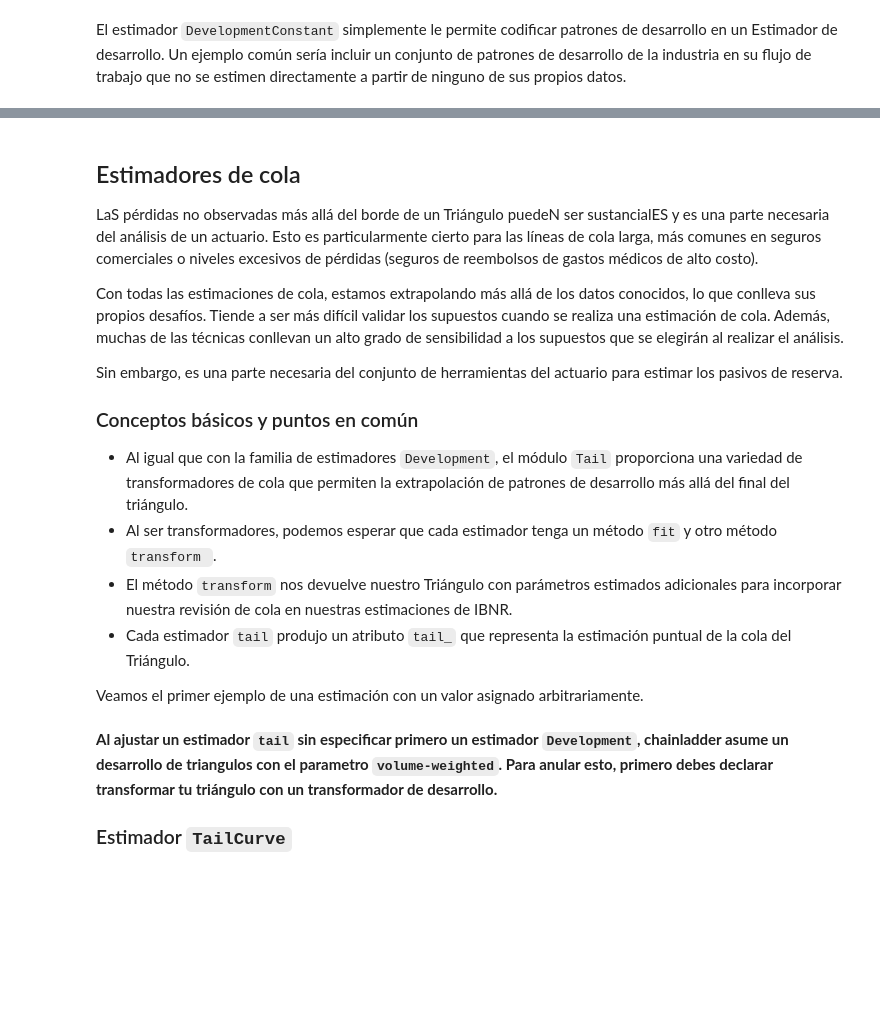
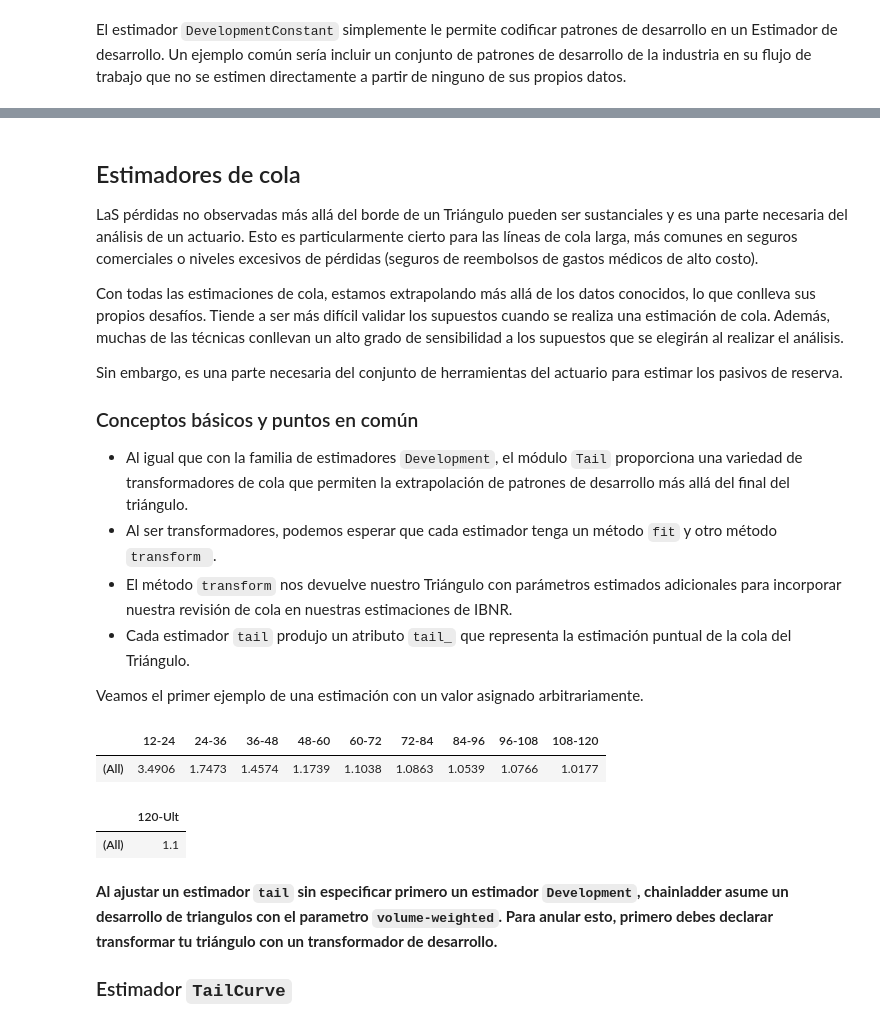
Before and after one commit to bcataldo3/UTSM_Unsupervised_ML, a Jupyter notebook: docs/modulo_4/Clase2.ipynb, the cells around one changed output, grey strips where cells are left out. Drawn from its saved outputs; the diff is of its cells as text; code cells hidden in the pictures; blank space fills up the shorter version.

```diff
--- a/docs/modulo_4/Clase2.ipynb
+++ b/docs/modulo_4/Clase2.ipynb
@@ -417,6 +468,6 @@ cl.DevelopmentConstant(patterns=patterns, style='ldf').fit(triangle).ldf_
 # %% [markdown]
 ## Estimadores de cola
-LaS pérdidas no observadas más allá del borde de un Triángulo puedeN ser sustancialES y es una parte necesaria del análisis de un actuario. Esto es particularmente cierto para las líneas de cola larga, más comunes en seguros comerciales o niveles excesivos de pérdidas (seguros de reembolsos de gastos médicos de alto costo).
+LaS pérdidas no observadas más allá del borde de un Triángulo pueden ser sustanciales y es una parte necesaria del análisis de un actuario. Esto es particularmente cierto para las líneas de cola larga, más comunes en seguros comerciales o niveles excesivos de pérdidas (seguros de reembolsos de gastos médicos de alto costo).
 
 Con todas las estimaciones de cola, estamos extrapolando más allá de los datos conocidos, lo que conlleva sus propios desafíos. Tiende a ser más difícil validar los supuestos cuando se realiza una estimación de cola. Además, muchas de las técnicas conllevan un alto grado de sensibilidad a los supuestos que se elegirán al realizar el análisis.
 
@@ -431,8 +482,16 @@ Sin embargo, es una parte necesaria del conjunto de herramientas del actuario pa
 Veamos el primer ejemplo de una estimación con un valor asignado arbitrariamente.
 # %%
 triangle = cl.load_sample('genins')
-tail = cl.TailConstant(1.10).fit_transform(triangle)
-tail.tail_
+cl.Development().fit(triangle).ldf_
+# %% [output]
+|  | 12-24 | 24-36 | 36-48 | 48-60 | 60-72 | 72-84 | 84-96 | 96-108 | 108-120 |
+| (All) | 3.4906 | 1.7473 | 1.4574 | 1.1739 | 1.1038 | 1.0863 | 1.0539 | 1.0766 | 1.0177 |
+# %%
+tail = cl.TailConstant(1.10).fit_transform(triangle)
+tail.tail_
+# %% [output]
+|  | 120-Ult |
+| (All) | 1.1 |
 # %% [markdown]
 **Al ajustar un estimador ``tail`` sin especificar primero un estimador ``Development``, chainladder asume un desarrollo de triangulos con el parametro `volume-weighted`. Para anular esto, primero debes declarar transformar tu triángulo con un transformador de desarrollo.**
 
```
Also changed, not shown: parts of 14 cells of this notebook.
